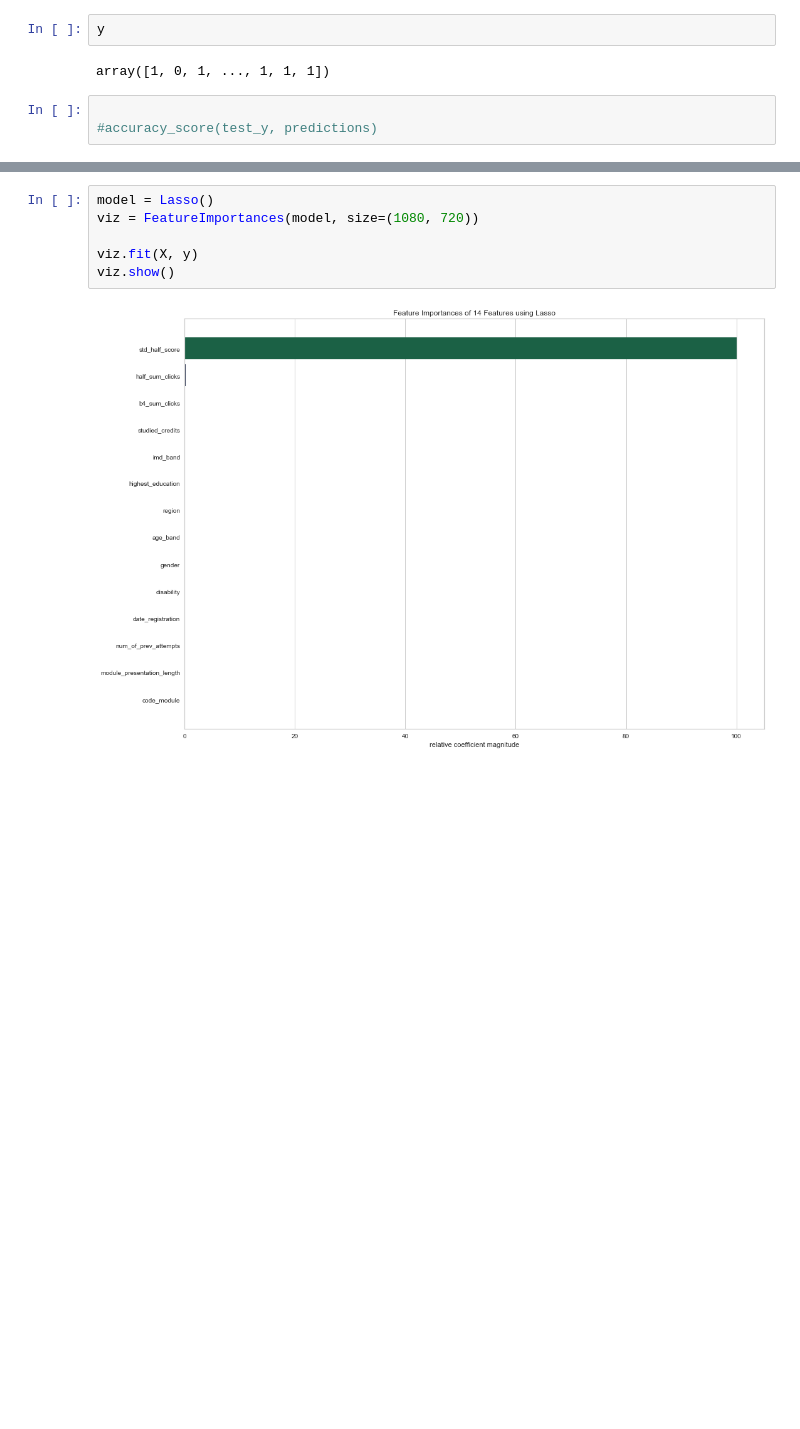
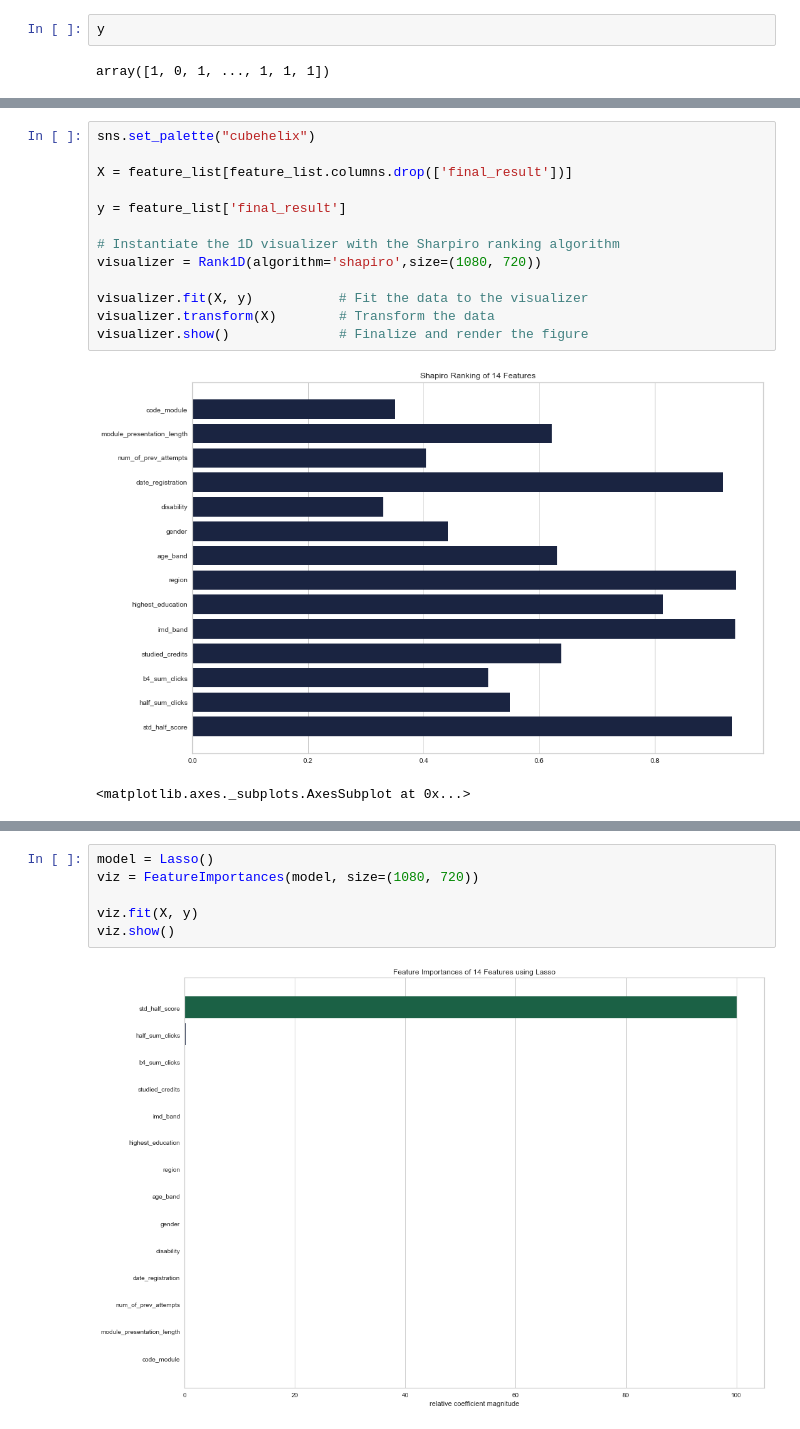
Before and after one commit to georgetown-analytics/University-Learning-Analytics, a Jupyter notebook: code/feature analysis/Feature Analysis Social Sciences 2013.ipynb, the cells around one changed output, grey strips where cells are left out. Drawn from its saved outputs; the diff is of its cells as text; blank space fills up the shorter version.

```diff
--- a/code/feature analysis/Feature Analysis Social Sciences 2013.ipynb
+++ b/code/feature analysis/Feature Analysis Social Sciences 2013.ipynb
@@ -105,9 +106,6 @@ plt.show()
 y
 # %% [output]
 array([1, 0, 1, ..., 1, 1, 1])
-# %%
-
-#accuracy_score(test_y, predictions)
 # %%
 #check status of data
 feature_list.head()
@@ -118,4 +116,20 @@ feature_list.head()
 | 8 | 1 | 268 | 0 | 1 | -27.0 | 0 | ... |
 | 14 | 1 | 240 | 0 | 1 | -73.0 | 0 | ... |
 | 36 | 1 | 268 | 0 | 0 | -43.0 | 1 | ... |
+# %%
+sns.set_palette("cubehelix")
+
+X = feature_list[feature_list.columns.drop(['final_result'])]
+
+y = feature_list['final_result']
+
+# Instantiate the 1D visualizer with the Sharpiro ranking algorithm
+visualizer = Rank1D(algorithm='shapiro',size=(1080, 720))
+
+visualizer.fit(X, y)           # Fit the data to the visualizer
+visualizer.transform(X)        # Transform the data
+visualizer.show()              # Finalize and render the figure
+# %% [output]
+[figure, added]
+<matplotlib.axes._subplots.AxesSubplot at 0x...>
 # %%
```
Also changed, not shown: parts of 8 cells of this notebook, 2 other files.
